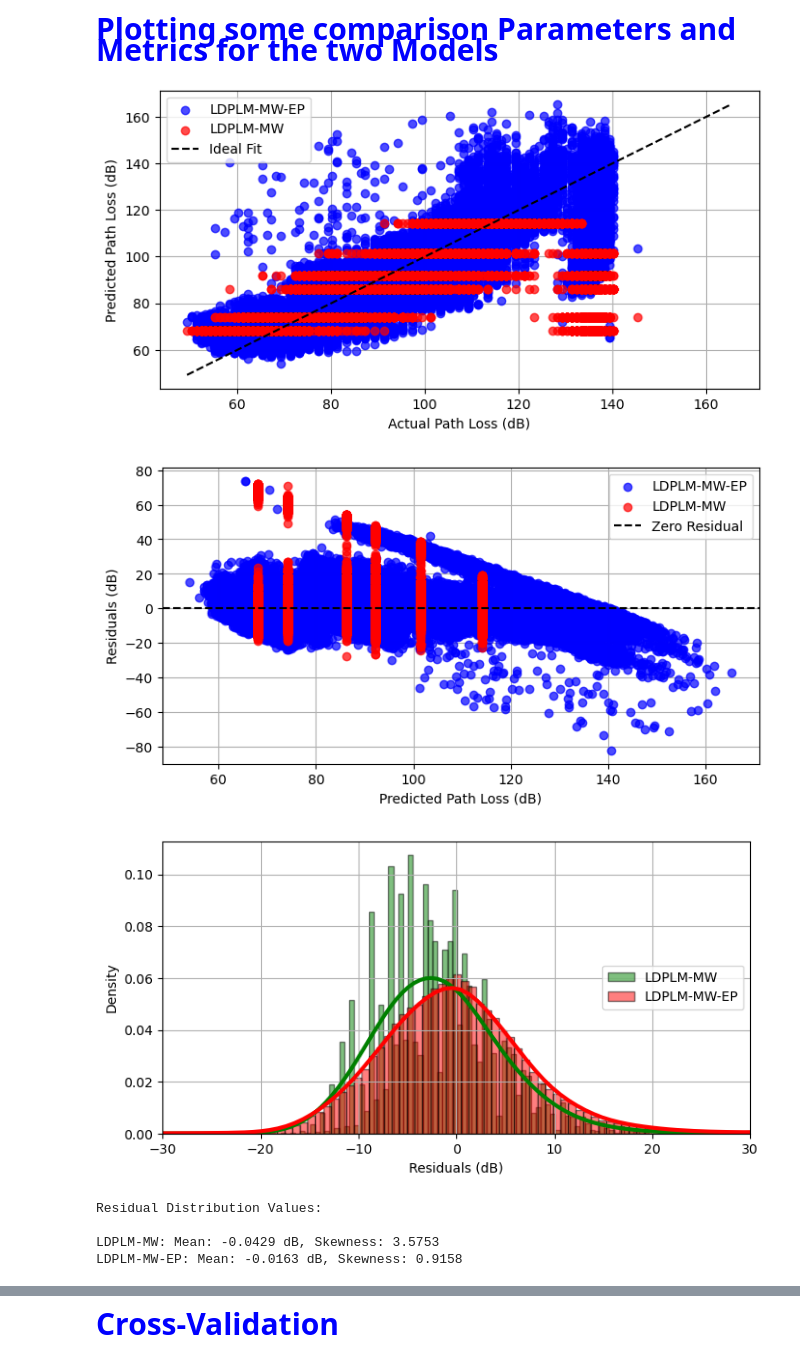
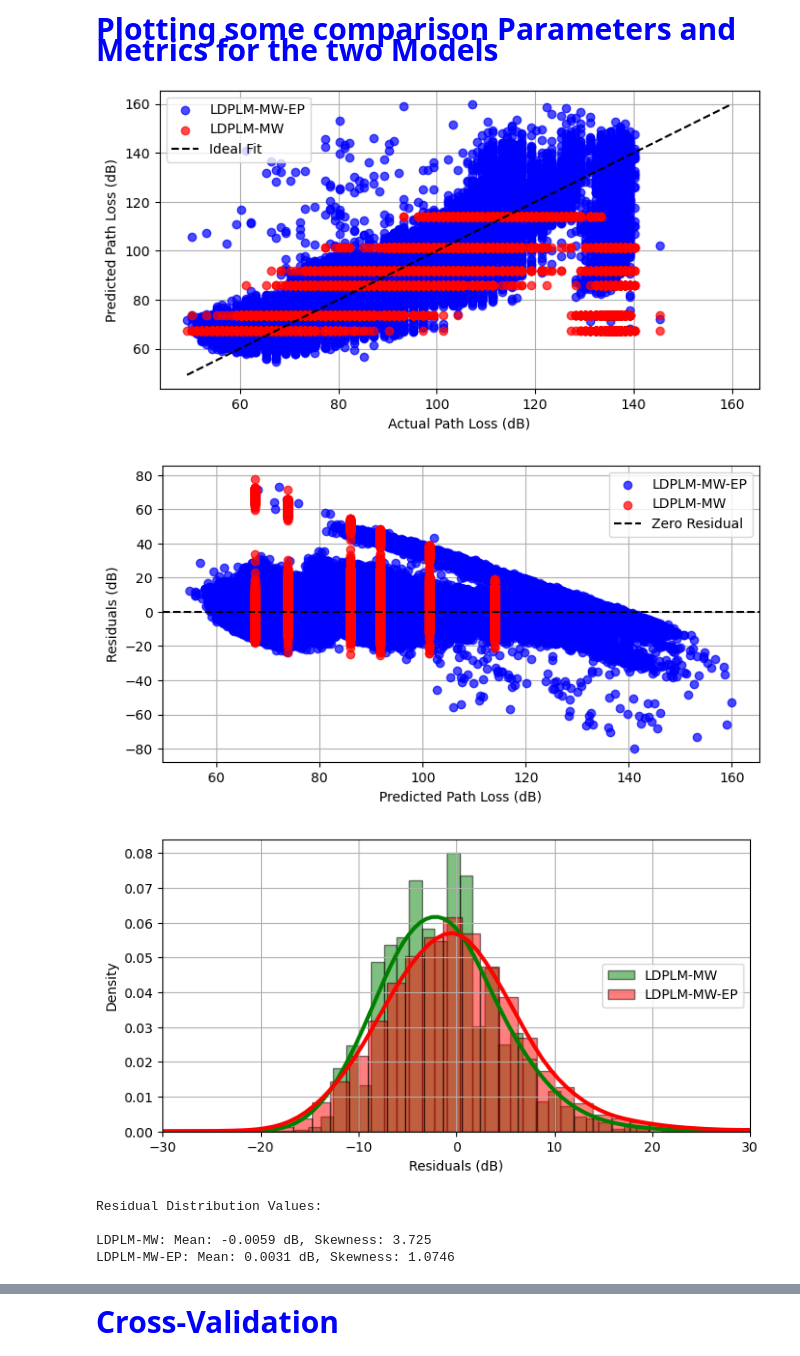
Before and after one commit to nahshonmokua/LoRaWAN-Indoor-Path-Loss-Modelling-with-MultiWall-Environment-Factors, a Jupyter notebook: LDPLM.ipynb, the cells around one changed output, grey strips where cells are left out. Saved outputs shown, nothing was run; the diff lists cells and outputs as text; code cells hidden in the pictures.

Commit message:
Appropriate bin of 43 for histogram

```diff
--- a/LDPLM.ipynb
+++ b/LDPLM.ipynb
@@ -167,7 +167,7 @@ def log_distance_path_loss_separate_walls(x, PL_d0, n, L_c, L_w):
     return (PL_d0 + 10 * n * np.log10(d / d0) + c_walls * L_c + w_walls * L_w)
 
 # Initial guesses for PL_d0, n, L_c, and L_w
-initial_guesses_mw = [40, 4, 12, 5]  # Can be adjusted
+initial_guesses_mw = [40, 3.5, 12, 5]  # Can be adjusted
 
 # Perform curve fitting for LDPLM-MW
 popt_mw, pcov_mw = curve_fit(
@@ -219,7 +219,7 @@ def log_distance_path_loss_with_env_params(x, PL_d0, n, L_c, L_w, a_co2, a_hum,
             a_pres * pressure + a_temp * temperature + snr * k_snr)
 
 # Initial guesses for PL_d0, n, L_c, L_w, environmental factors, and SNR coefficient
-initial_guesses_ep = [40, 4, 12, 5, 0.0, 0.0, 0.0, 0.0, 0.0, -1.0]  # Can be adjusted
+initial_guesses_ep = [40, 3.5, 12, 5, 0.0, 0.0, 0.0, 0.0, 0.0, -1.0]  # Can be adjusted
 
 # Perform curve fitting for LDPLM-MW-EP
 popt_ep, pcov_ep = curve_fit(
@@ -400,44 +400,44 @@ plt.show()
 plt.figure(figsize=(8, 4))
 
 # Plot histograms with density=True to normalize the counts
-plt.hist(residuals_mw, bins=200, alpha=0.5, label='LDPLM-MW', color='green', edgecolor='k', density=True)
-plt.hist(residuals_ep, bins=200, alpha=0.5, label='LDPLM-MW-EP', color='red', edgecolor='k', density=True)
+plt.hist(residuals_mw, bins=80, alpha=0.5, label='LDPLM-MW', color='green', edgecolor='k', density=True)
+plt.hist(residuals_ep, bins=80, alpha=0.5, label='LDPLM-MW-EP', color='red', edgecolor='k', density=True)
 
 # KDE plots using Seaborn
 sns.kdeplot(residuals_mw, color='green', bw_adjust=3, linewidth=3)
 sns.kdeplot(residuals_ep, color='red', bw_adjust=3, linewidth=3)
 
 plt.xlabel('Residuals (dB)')
 plt.ylabel('Density')  # Changed from 'Frequency' to 'Density' due to normalization
 # plt.title('Histogram of Residuals Comparison')
 plt.xlim(-30, 30)  # Set x-axis limits
 plt.legend(loc='center right')
 plt.grid(True)
 plt.savefig('../all_data_files/Histogram_of_Residuals_with_KDE.png', dpi=1000)
 plt.show()
 
 # Convert numpy arrays to pandas Series
 residuals_mw = pd.Series(residuals_mw)
 residuals_ep = pd.Series(residuals_ep)
 
 # Residual Distribution Values
 resid_mean_mw = round(residuals_mw.mean(), 4)
 resid_skew_mw = round(residuals_mw.skew(), 4)
 
 resid_mean_ep = round(residuals_ep.mean(), 4)
 resid_skew_ep = round(residuals_ep.skew(), 4)
 
 print(f'\nResidual Distribution Values:')
 print(f'\nLDPLM-MW: Mean: {resid_mean_mw} dB, Skewness: {resid_skew_mw}')
 print(f'LDPLM-MW-EP: Mean: {resid_mean_ep} dB, Skewness: {resid_skew_ep}')
 # %% [output]
-[figure, old version]
+[figure, new version]
-[figure, old version]
+[figure, new version]
-[figure, old version]
+[figure, new version]
 Residual Distribution Values:
 
-LDPLM-MW: Mean: -0.0429 dB, Skewness: 3.5753
-LDPLM-MW-EP: Mean: -0.0163 dB, Skewness: 0.9158
+LDPLM-MW: Mean: -0.0059 dB, Skewness: 3.725
+LDPLM-MW-EP: Mean: 0.0031 dB, Skewness: 1.0746
 # %%
 # -------------------------------
 # Section 4: Plotting
```
Also changed, not shown: parts of 5 cells of this notebook.
